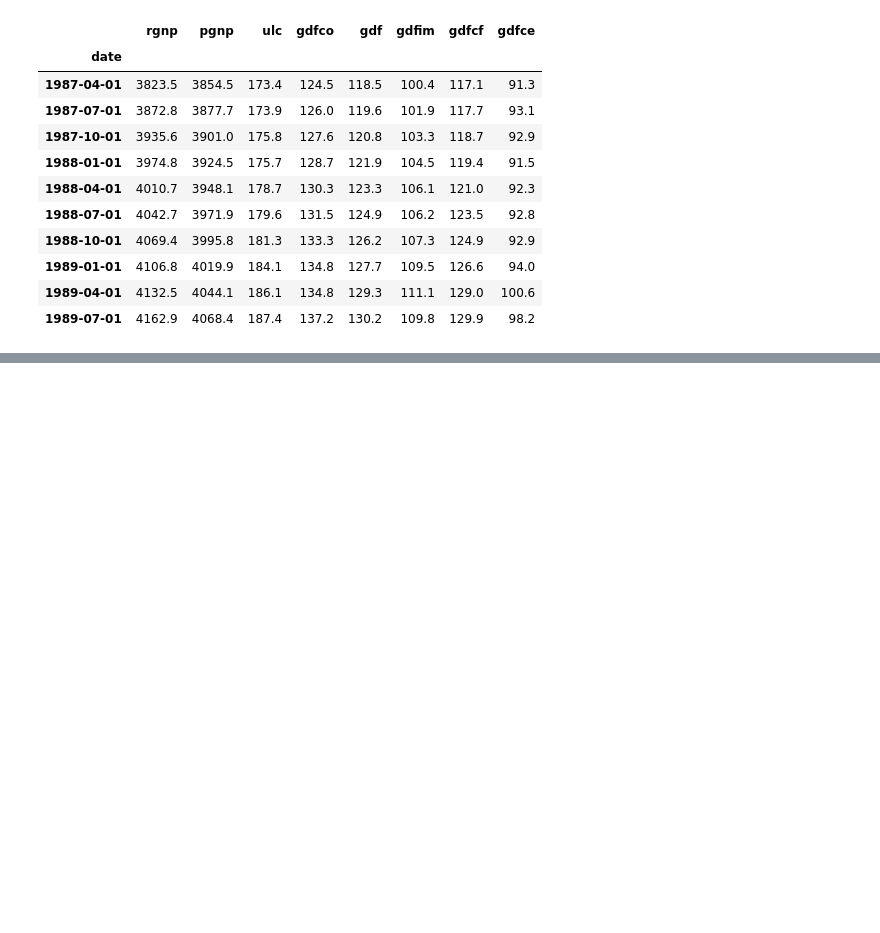
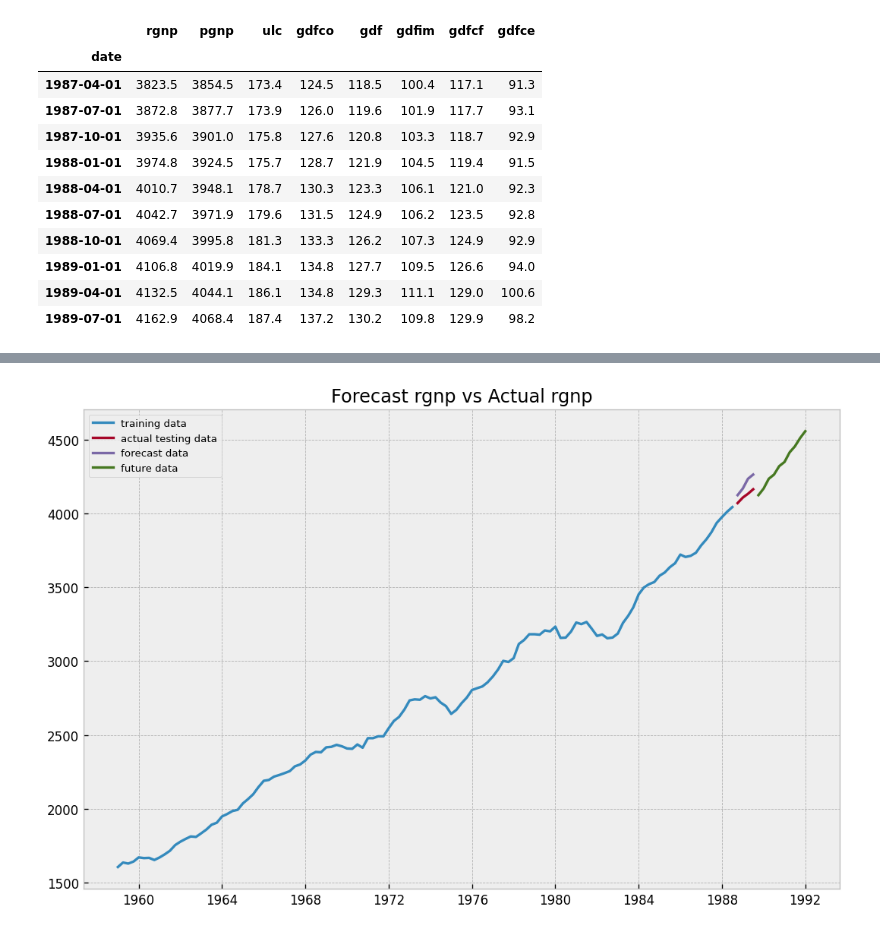
Before and after one commit to Addechander/Exploratory-Data-Analysis, a Jupyter notebook: Time Series Analysis Part 4/Vector Autoregression.ipynb, the cells around one changed output, grey strips where cells are left out. Drawn from its saved outputs; the diff is of its cells as text; code cells hidden in the pictures; blank space fills up the shorter version.

```diff
--- a/Time Series Analysis Part 4/Vector Autoregression.ipynb
+++ b/Time Series Analysis Part 4/Vector Autoregression.ipynb
@@ -622,9 +637,7 @@ def invert_transformation(df_train, df_forecast, second_diff=False):
     for col in columns:
         # Roll back 2nd Diff
         if second_diff:
-            df_fc[str(col)+'_1d'] = (df_train[col].iloc[-1]-df_train[col].iloc[-2]) + df_fc[str(col)+'_2d'].cumsum()
+            df_fc[str(col)+'_1d'] = (df_train[col].iloc[-1]-df_train[col].iloc[-2]) + df_fc[str(col)].cumsum()
         # Roll back 1st Diff
-        df_fc[str(col)+'_forecast'] = df_train[col].iloc[-1] + df_fc[str(col)+'_1d'].cumsum()
+        df_fc[str(col)+'_predict'] = df_train[col].iloc[-1] + df_fc[str(col)+'_1d'].cumsum()
     return df_fc
-# %%
-df_results = invert_transformation(df_differenced, forecasts_df, second_diff=True)
@@ -632,0 +644,4 @@ KeyError: 'rgnp_2d'
+# %%
+df_predict = invert_transformation(df_train,forecasts_df,second_diff=True)
+df_predict.loc[:, ['rgnp_predict', 'pgnp_predict', 'ulc_predict', 'gdfco_predict',
+                   'gdf_predict', 'gdfim_predict', 'gdfcf_predict', 'gdfce_predict']]
@@ -632,0 +713,11 @@ KeyError: 'rgnp_2d'
+# %%
+# Forecast
+plt.plot(df_train['rgnp'], label='training data')
+plt.plot(df_test['rgnp'], label='actual testing data')
+plt.plot(df_results['rgnp_forecast'], label='forecast data')
+plt.plot(df_predict['rgnp_predict'], label='future data')
+plt.title('Forecast rgnp vs Actual rgnp')
+plt.legend(loc='upper left', fontsize=8)
+plt.show()
+# %% [output]
+[figure, added]
```
Also changed, not shown: parts of 14 cells of this notebook.
